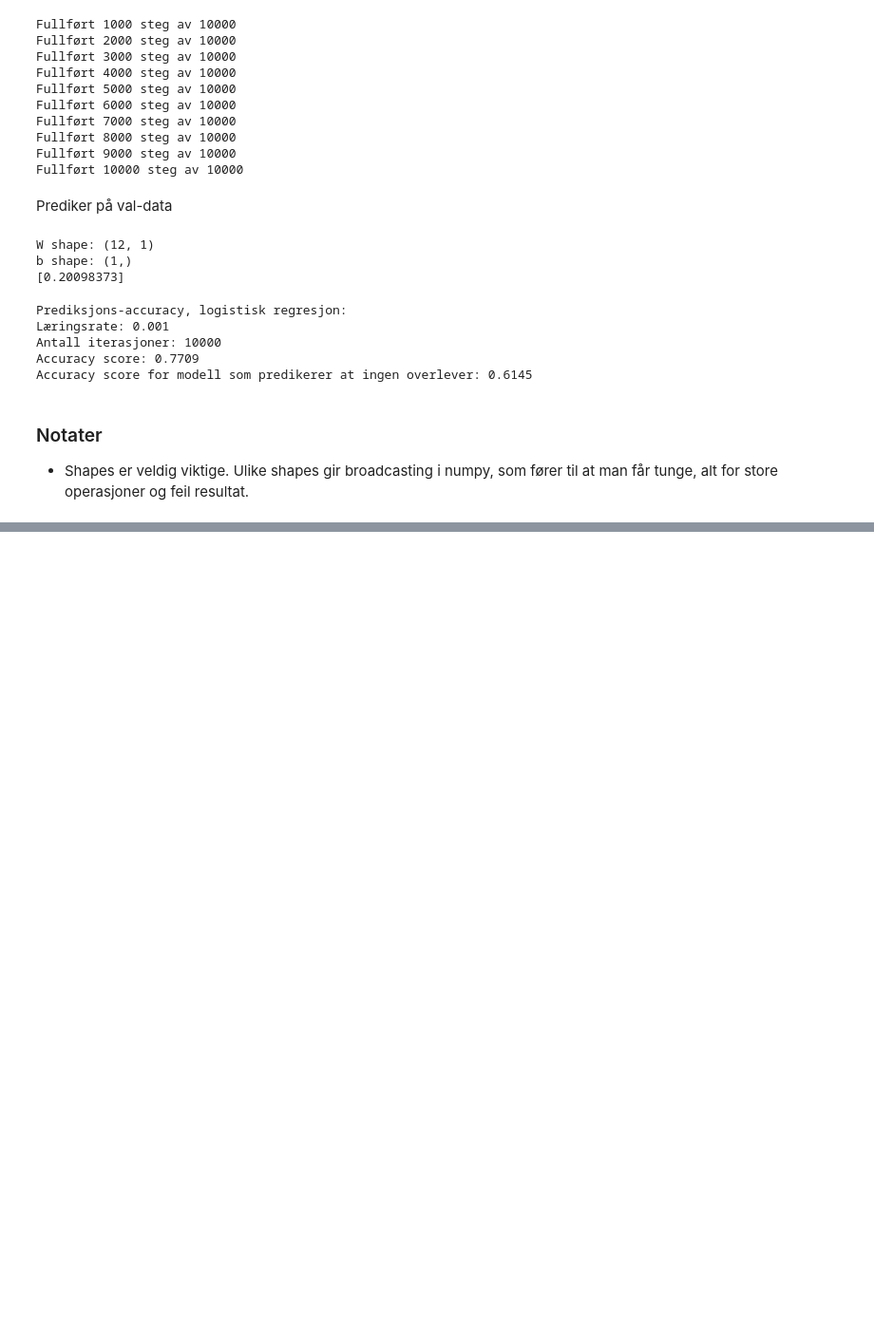
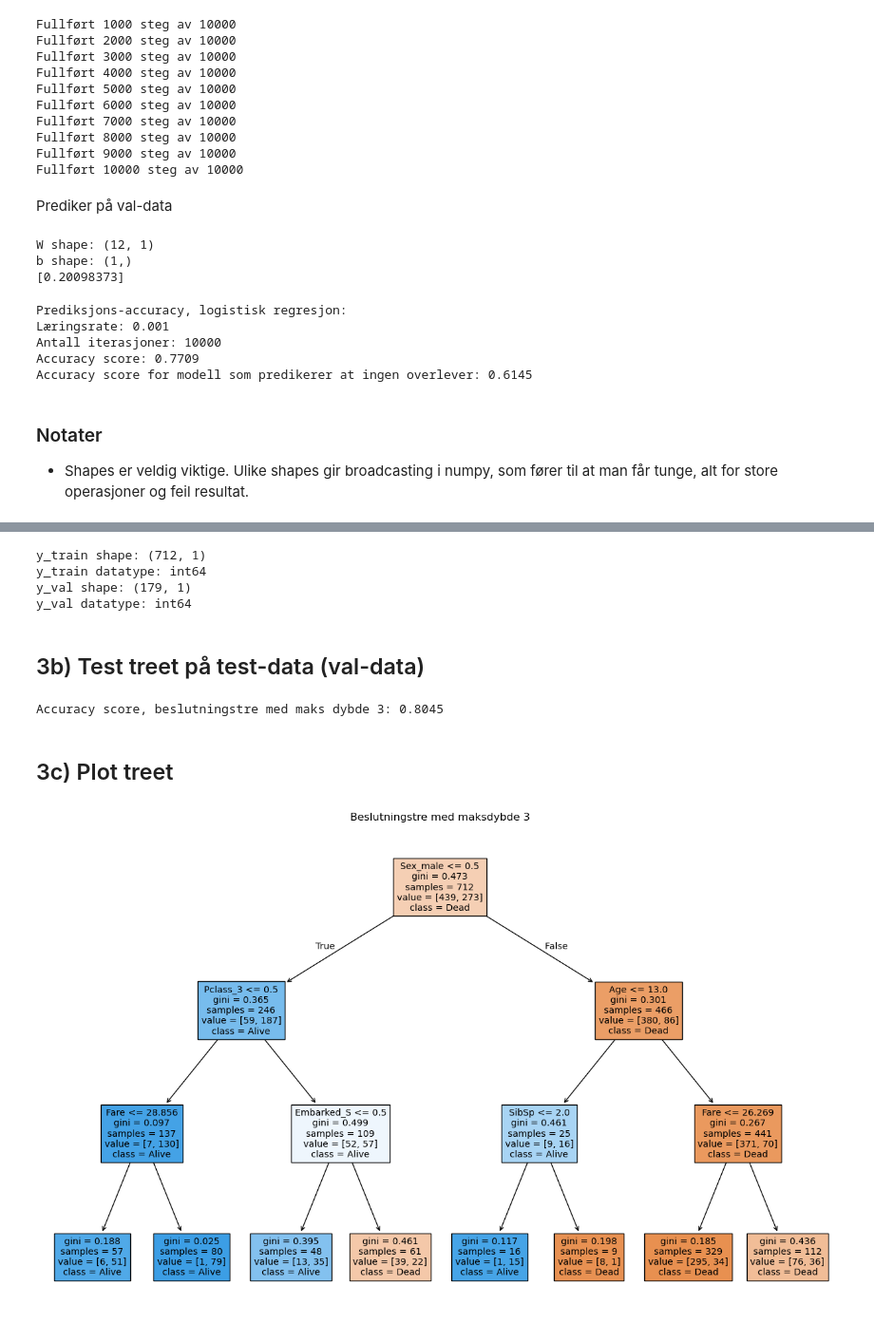
Before and after one commit to aadnerol/HON2200, a Jupyter notebook: oblig/code/oppgave.ipynb, the cells around one changed output, grey strips where cells are left out. Shown at 95% size. Drawn from its saved outputs; the diff is of its cells as text; code cells hidden in the pictures; blank space fills up the shorter version.

Commit message:
Oppgave 3 m/plots

```diff
--- a/oblig/code/oppgave.ipynb
+++ b/oblig/code/oppgave.ipynb
@@ -253,0 +282,32 @@ Accuracy score for modell som predikerer at ingen overlever: 0.6145
+# %%
+y_train = y_train.reshape(-1, 1)
+y_val = y_val.reshape(-1, 1)
+print(f"y_train shape: {y_train.shape}")
+print(f"y_train datatype: {y_train.dtype}")
+print(f"y_val shape: {y_val.shape}")
+print(f"y_val datatype: {y_val.dtype}")
+# %% [output]
+y_train shape: (712, 1)
+y_train datatype: int64
+y_val shape: (179, 1)
+y_val datatype: int64
+# %%
+tre = tree.DecisionTreeClassifier(max_depth=3)
+tre = tre.fit(X_train, y_train)
+# %% [markdown]
+## 3b) Test treet på test-data (val-data)
+# %%
+y_hat=tre.predict(X_val)
+acc_tre = accuracy_score(y_true=y_val, y_pred=y_hat)
+print(f"Accuracy score, beslutningstre med maks dybde 3: {np.round(acc_tre, 4)}")
+# %% [output]
+Accuracy score, beslutningstre med maks dybde 3: 0.8045
+# %% [markdown]
+## 3c) Plot treet
+# %%
+plt.figure(figsize=(16,10))
+tree.plot_tree(tre, max_depth=3, feature_names=X_df.columns, class_names=["Dead", "Alive"], filled=True)
+plt.title("Beslutningstre med maksdybde 3")
+plt.savefig("../figures/beslutningstre_3.pdf", format="pdf")
+# %% [output]
+[figure, added]
```
Also changed, not shown: parts of 14 cells of this notebook, 5 other files.
